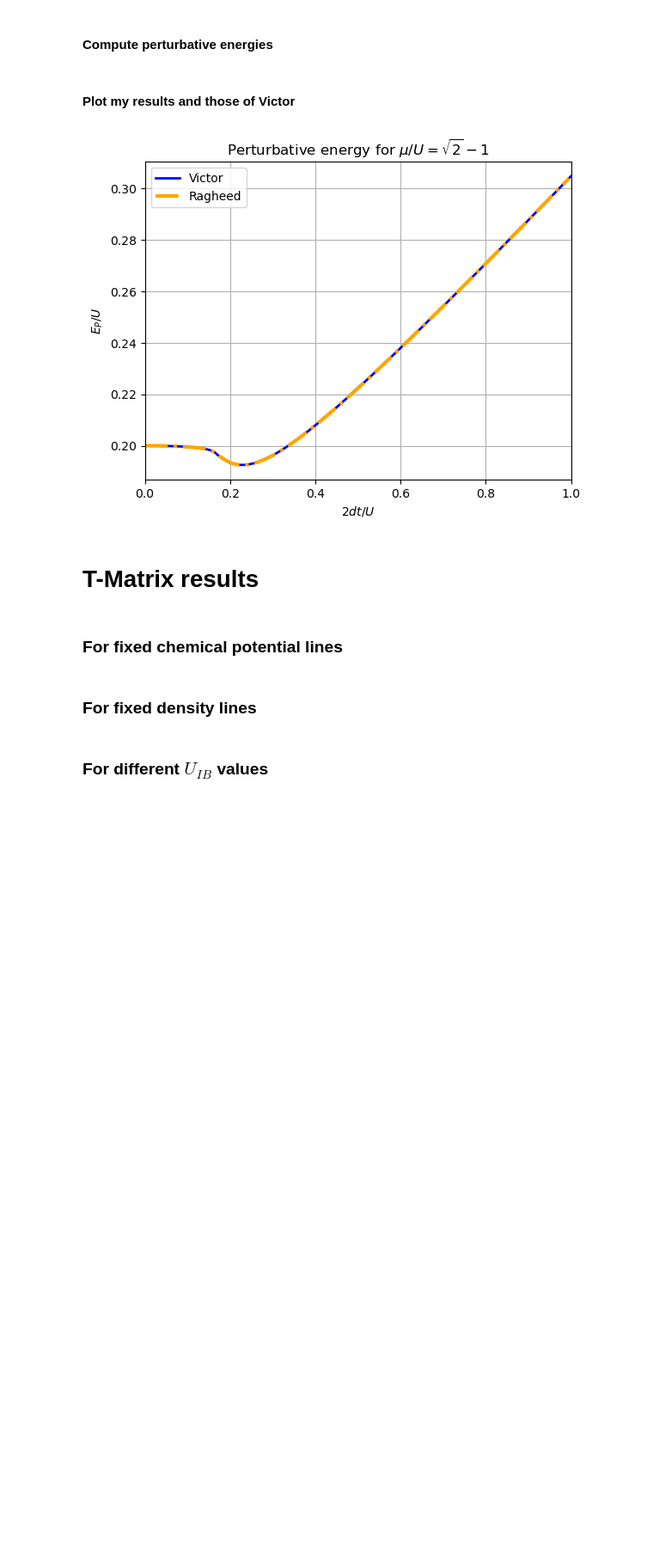
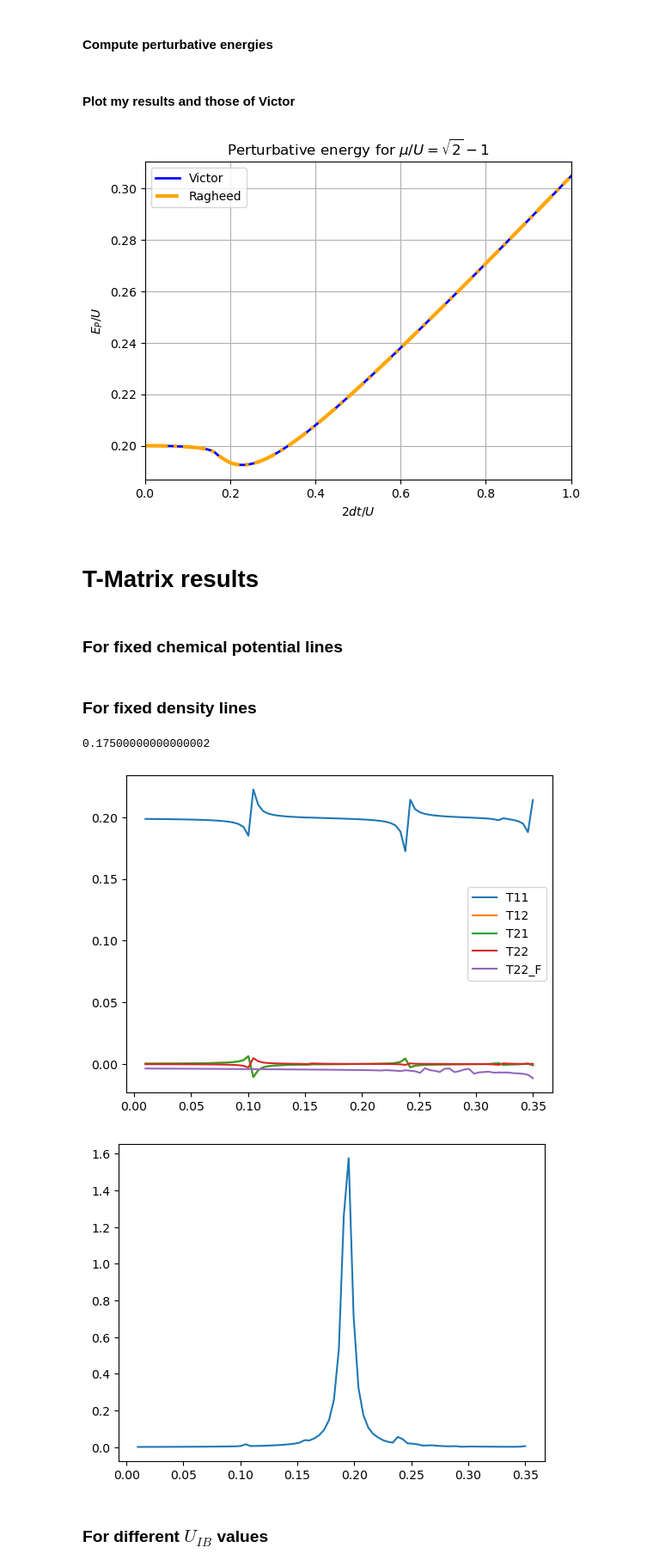
Before and after one commit to ragheedalhyder/BoseHubbard, a Jupyter notebook: src/Testing_codes.ipynb, the cells around one changed output. Shown: that part at 86% size. Cells and saved outputs as stored; diff of their text form; code cells hidden in the pictures; blank space fills up the shorter version.

```diff
--- a/src/Testing_codes.ipynb
+++ b/src/Testing_codes.ipynb
@@ -208,7 +208,7 @@ io = IO()
 desired_n0 = 1.0
 dJUs, muUs = io.read_from_hdf5_fixed_density_qcorr(grid, params, desired_n0)
 
-en_vector = np.linspace(0.01, 0.35, 120)
+en_vector = np.linspace(0.01, 0.35, 80)
 
 omega0s = np.zeros(len(dJUs))
 omega1s = np.zeros(len(dJUs))
@@ -223,39 +223,57 @@ T22 = np.zeros((len(dJUs), len(en_vector)), dtype=np.complex128)
 T22_F = np.zeros((len(dJUs), len(en_vector)), dtype=np.complex128)
 SE_SI = np.zeros((len(dJUs), len(en_vector)), dtype=np.complex128)
 
+dJU_ind_ = 35
 
-for dJU_ind in range(0, len(dJUs)):
+for dJU_ind in range(dJU_ind_, dJU_ind_ + 1):
     dJU = dJUs[dJU_ind]
+    print(dJU)
     muU = muUs[dJU_ind]
     params = Params(N, dJU, muU, UIB, cutoff)
     gs = groundstate(params)
     cns = gs.cns()
     n0 = gs.n0(cns)
     psi0 = gs.psi0(cns)
     exc = excitations(grid, params, gs, cns)
     uks, vks, omegaklambda = exc.calculate_matrices()
     verts = vertices(grid, gs, uks, vks, cns, n0)
     pert = perturbative(grid, params, verts, omegaklambda)
     Pert_Energy = pert.perturbative_energy(n0)
     omega0s[dJU_ind] = Pert_Energy[0]
     omega1s[dJU_ind] = Pert_Energy[1]
     omega2s[dJU_ind] = Pert_Energy[2]
 
     for epol_ind in range(len(en_vector)):
         Epol = en_vector[epol_ind]
         self_energy = Self_Energy(Epol, grid, params, verts, omegaklambda)
         output = self_energy.calculate_self_energy()
         SE[:, epol_ind] = output
 
     T11[dJU_ind, :] = SE[1, :]
     T12[dJU_ind, :] = SE[2, :]
     T21[dJU_ind, :] = SE[3, :]
     T22[dJU_ind, :] = SE[4, :]
     T22_F[dJU_ind, :] = SE[5, :]
     SE_SI[dJU_ind, :] = SE[6, :]
 
+plt.plot(en_vector, T11[dJU_ind, :], label='T11')
+plt.plot(en_vector, T12[dJU_ind, :], label='T12')
+plt.plot(en_vector, T21[dJU_ind, :], label='T21')
+plt.plot(en_vector, T22[dJU_ind, :], label='T22')
+plt.plot(en_vector, T22_F[dJU_ind, :], label='T22_F')
+plt.legend()
+plt.show()
 
-io.save_to_hdf5_all_fixed_density(grid, params, desired_n0, dJUs, muUs, en_vector, omega0s, omega1s, omega2s, T11, T12, T21, T22, T22_F, SE_SI)
+dOmega = en_vector[1] - en_vector[0]
+eta = 0.005
+SpectralFuncs = dOmega * (-2) * np.imag(1./(en_vector - SE_SI[dJU_ind_, :] + 1j * eta))
+plt.plot(en_vector, SpectralFuncs)
+plt.show()
+# io.save_to_hdf5_all_fixed_density(grid, params, desired_n0, dJUs, muUs, en_vector, omega0s, omega1s, omega2s, T11, T12, T21, T22, T22_F, SE_SI)
+# %% [output]
+0.17500000000000002
+[figure, added]
+[figure, added]
 # %% [markdown]
 ### For different $U_{IB}$ values
 # %%
```
Also changed, not shown: parts of 12 cells of this notebook, 23 other files.
